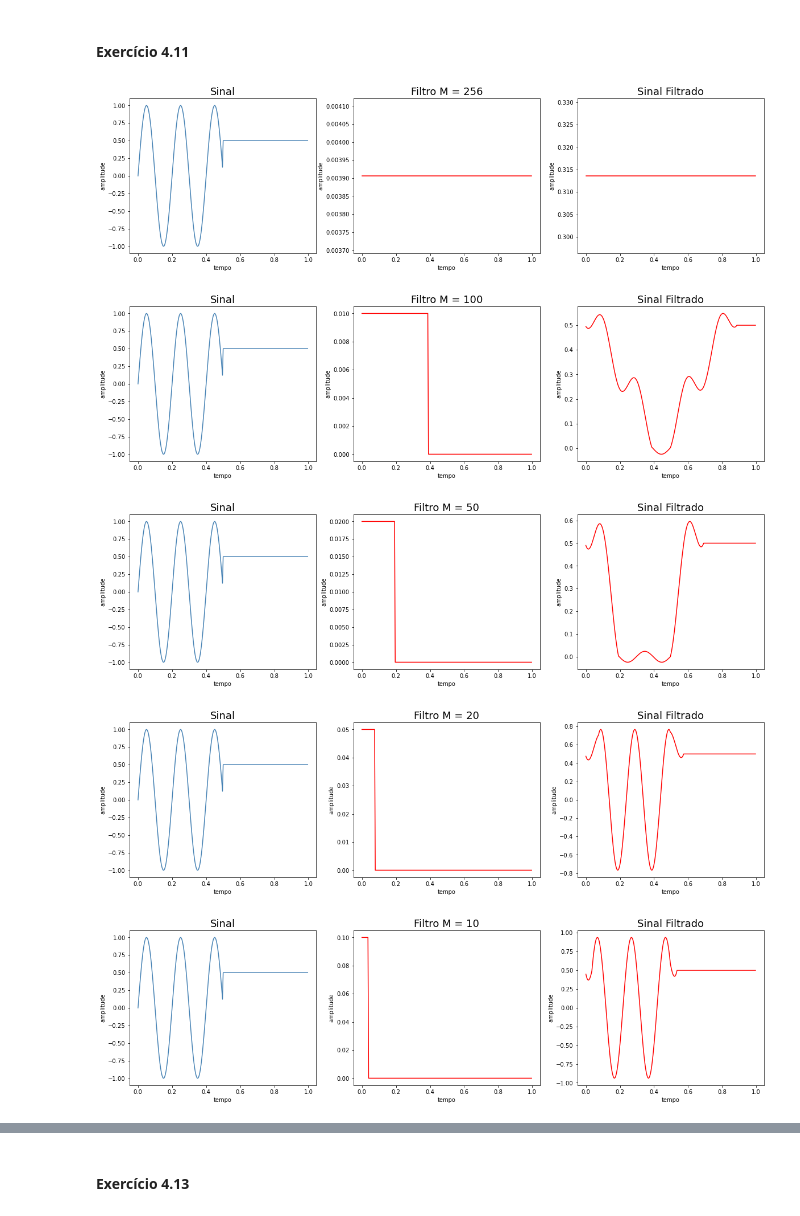
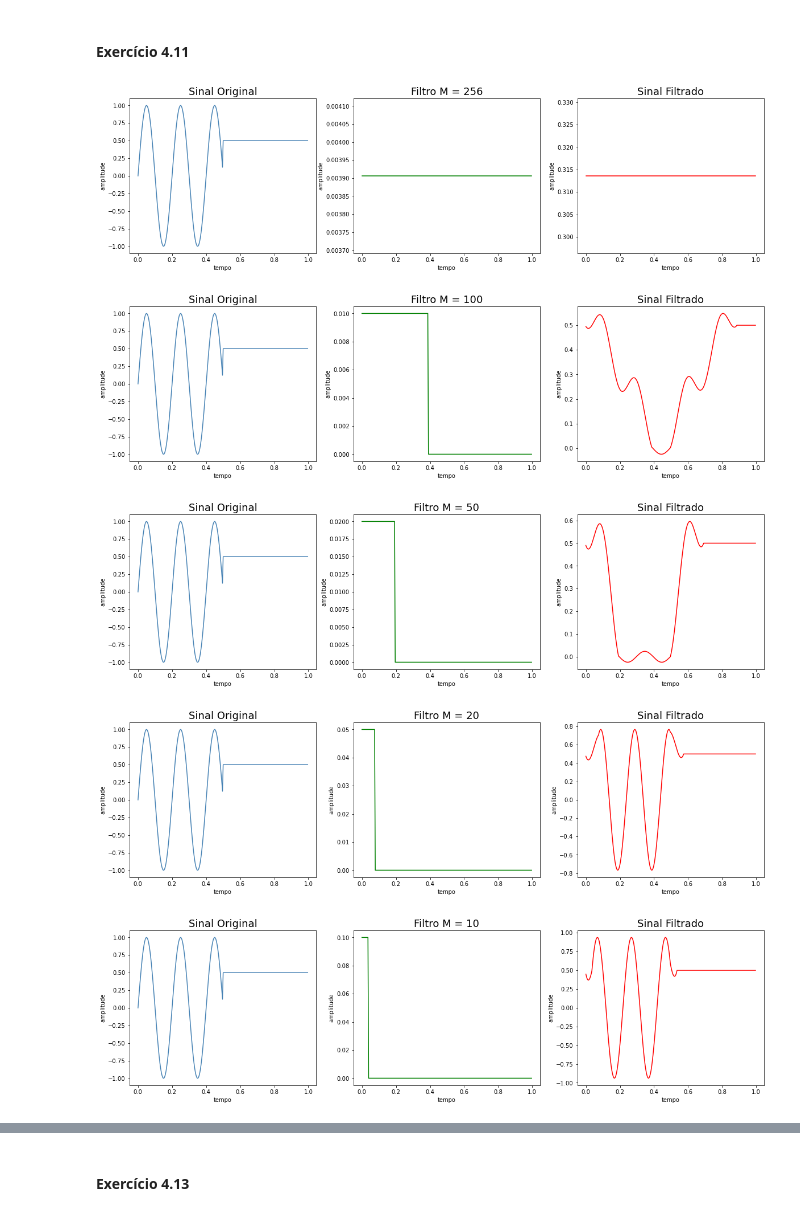
Before and after one commit to cirobr/mac5920-processamento-sinais-digitais, a Jupyter notebook: lista4.ipynb, the cells around one changed output, grey strips where cells are left out. Cells and saved outputs as stored; diff of their text form; code cells hidden in the pictures.

```diff
--- a/lista4.ipynb
+++ b/lista4.ipynb
@@ -23,36 +24,36 @@ f[n1:] = [ 1/2 for t in ts[n1:] ]
 # %%
 Ms = np.array((256, 100, 50, 20, 10, 5, 1))
 
 for M in Ms:
     # calcular filtro de convolução
     v = np.zeros(N)
     v[:M] = [ 1/M for k in ks[:M] ]
 
     # calcular convolução
     y = np.real( ifft( fft(f) * fft(v) ) )
 
     # plotar gráficos
     fig, ax = plt.subplots(1,3,figsize=(20,5))
 
-    ax[0].set_title("Sinal", fontsize = 18)
+    ax[0].set_title("Sinal Original", fontsize = 18)
     ax[0].set_xlabel("tempo")
     ax[0].set_ylabel("amplitude")
     ax[0].plot(ts, f, color = "steelblue")
 
     ax[1].set_title("Filtro M = " + str(M), fontsize = 18)
     ax[1].set_xlabel("tempo")
     ax[1].set_ylabel("amplitude")
-    ax[1].plot(ts, v, color = "red")
+    ax[1].plot(ts, v, color = "green")
 
     ax[2].set_title("Sinal Filtrado", fontsize = 18)
     ax[2].set_xlabel("tempo")
     ax[2].set_ylabel("amplitude")
     ax[2].plot(ts, y, color = "red")
 
     plt.show()
 # %% [output]
-[figure, old version]
+[figure, new version]
-[figure, old version]
+[figure, new version]
-[figure, old version]
+[figure, new version]
-[figure, old version]
+[figure, new version]
-[figure, old version]
+[figure, new version]
```
Also changed, not shown: parts of 6 cells of this notebook, 1 other file.
